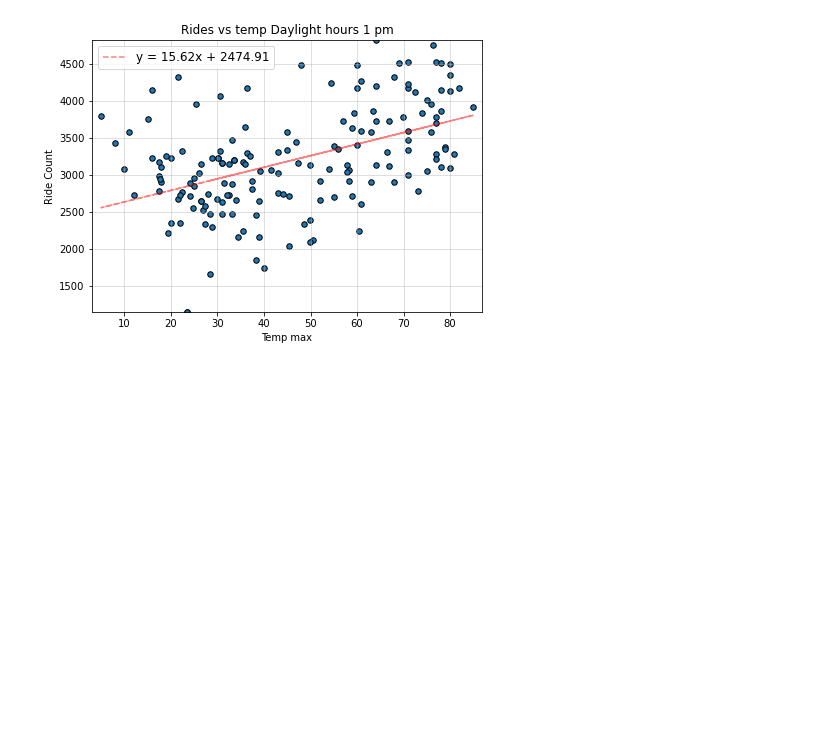
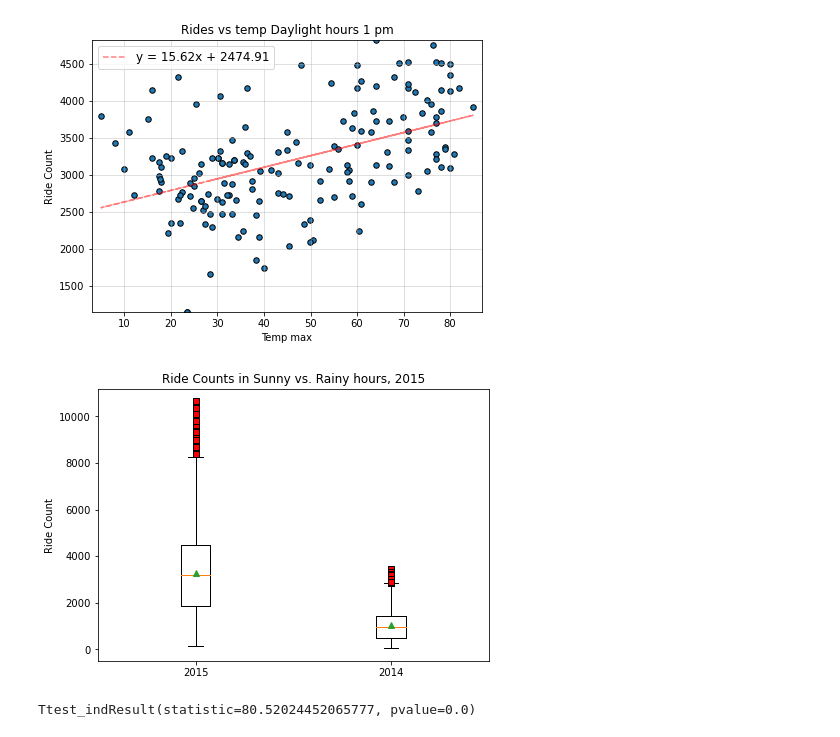
Before and after one commit to JacobTrevithick/Uber-Ride-Count-Weather-Analysis, a Jupyter notebook: Sat_Wed_Sun_Plots.ipynb, the cells around one changed output. Cells and saved outputs as stored; diff of their text form; code cells hidden in the pictures; blank space fills up the shorter version.

```diff
--- a/Sat_Wed_Sun_Plots.ipynb
+++ b/Sat_Wed_Sun_Plots.ipynb
@@ -133,3 +133,27 @@ plt_scat(one_pm_2015['temp_max'],one_pm_2015['Ride_count'], "Temp max", 'Ride Co
 # %% [output]
 The r-value is: 0.4727117755602199
 [figure]
+# %%
+ride_count_data_2015 = combined_data_df.loc[(combined_data_df['Year'] == 2015)]
+ride_count_data_2014 = combined_data_df.loc[(combined_data_df['Year'] == 2014)]
+
+data = [ride_count_data_2015['Ride_count'], ride_count_data_2014['Ride_count']]
+
+labels = ["2015", "2014"]
+# format outliers
+red_square = dict(markerfacecolor = 'red', marker='s')
+
+fig, ax = plt.subplots(1,1,figsize=(7,5))
+
+# plot box and whisker plot for each drug on single plot
+ax.boxplot(data, labels=labels, flierprops=red_square, showmeans=True)
+
+ax.set_ylabel("Ride Count")
+
+ax.set_title("Ride Counts in Sunny vs. Rainy hours, 2015")
+
+plt.show()
+stats.ttest_ind(ride_count_data_2015['Ride_count'],  ride_count_data_2014['Ride_count'], equal_var=False )
+# %% [output]
+[figure, added]
+Ttest_indResult(statistic=80.52024452065777, pvalue=0.0)
```
Also changed, not shown: parts of 1 cell of this notebook.
